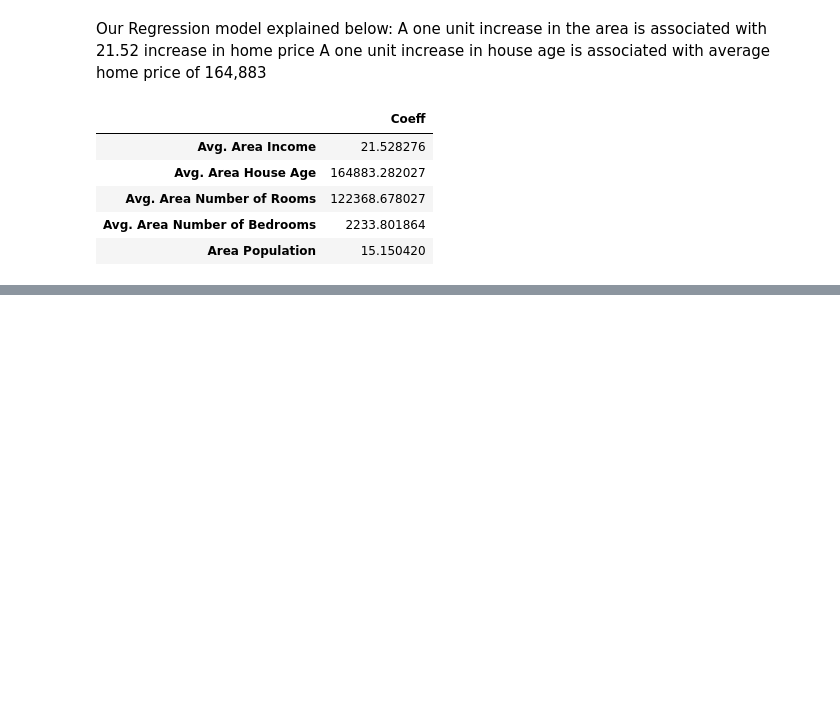
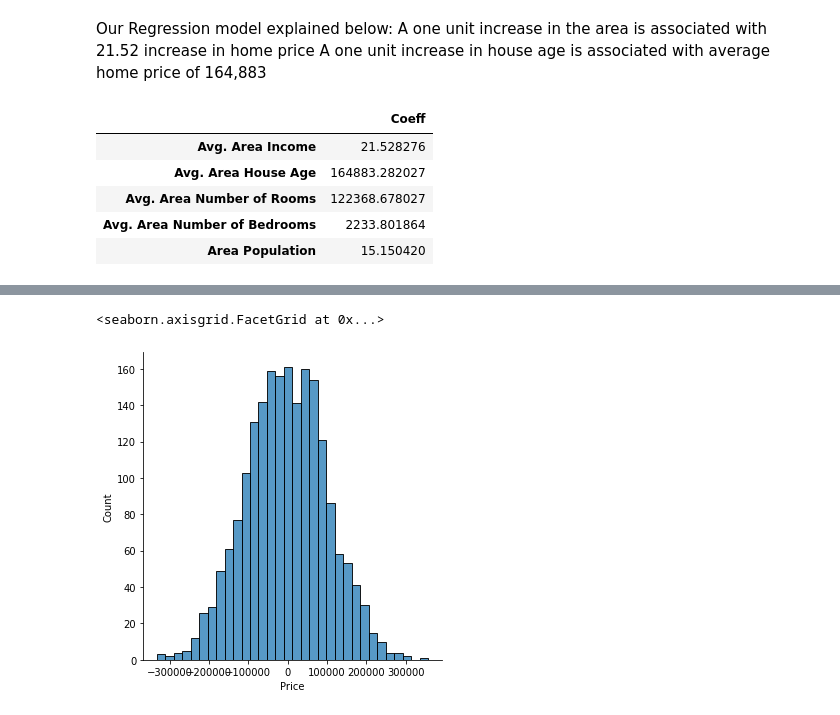
Before and after one commit to lionel5116/UpWorkStudiesPython, a Jupyter notebook: HousingLinearRegression.ipynb, the cells around one changed output, grey strips where cells are left out. Cells and saved outputs as stored; diff of their text form; code cells hidden in the pictures; blank space fills up the shorter version.

```diff
--- a/HousingLinearRegression.ipynb
+++ b/HousingLinearRegression.ipynb
@@ -143,0 +177,5 @@ cdf
+# %%
+sns.displot((y_test - predictions))
+# %% [output]
+<seaborn.axisgrid.FacetGrid at 0x...>
+[figure, added]
```
Also changed, not shown: parts of 8 cells of this notebook.
